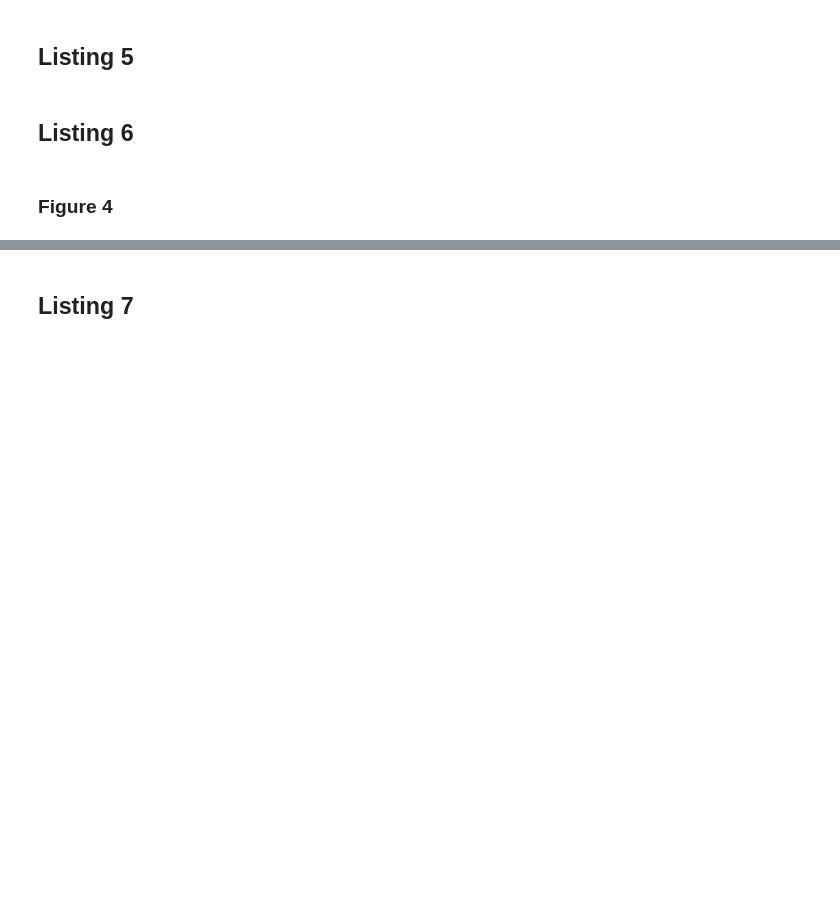
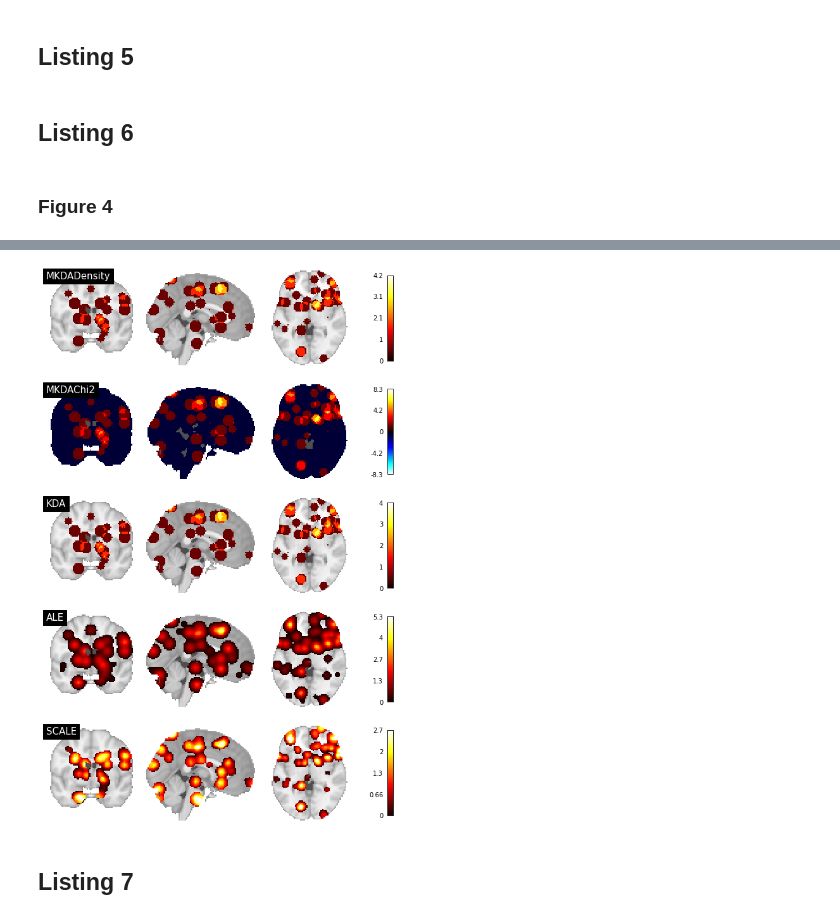
Before and after one commit to NBCLab/nimare-paper, a Jupyter notebook: listings_figures_and_tables.ipynb, the cells around one changed output, grey strips where cells are left out. Drawn from its saved outputs; the diff is of its cells as text; code cells hidden in the pictures; blank space fills up the shorter version.

```diff
--- a/listings_figures_and_tables.ipynb
+++ b/listings_figures_and_tables.ipynb
@@ -97,6 +103,7 @@ ale_results = meta.fit(sl_dset1)
 # Meta-analytic maps across estimators
 results = [mkdad_results, mkdac_results, kda_results, ale_results, scale_results]
 names = ["MKDADensity", "MKDAChi2", "KDA", "ALE", "SCALE"]
+fig, axes = plt.subplots(figsize=(10, 16), nrows=len(names))
 for i, r in enumerate(results):
     name = names[i]
     if "z" in r.maps.keys():
@@ -109,4 +116,7 @@ for i, r in enumerate(results):
         cut_coords=[0, 0, 0],
         draw_cross=False,
         annotate=False,
+        axes=axes[i]
     )
+fig.savefig("figures/figure_04.svg")
+# %% [output]
@@ -113,3 +124,4 @@ for i, r in enumerate(results):
+[figure, added]
 # %% [markdown]
 ## Listing 7
 # %%
```
Also changed, not shown: parts of 10 cells of this notebook, 6 other files.
